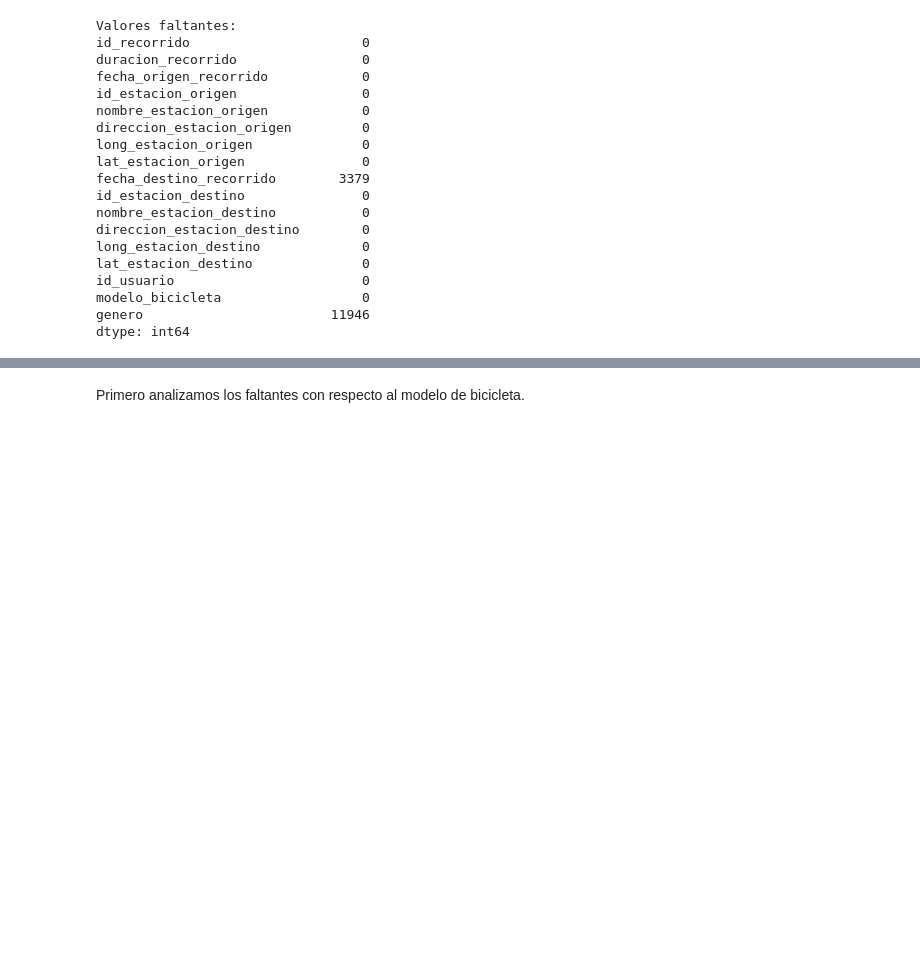
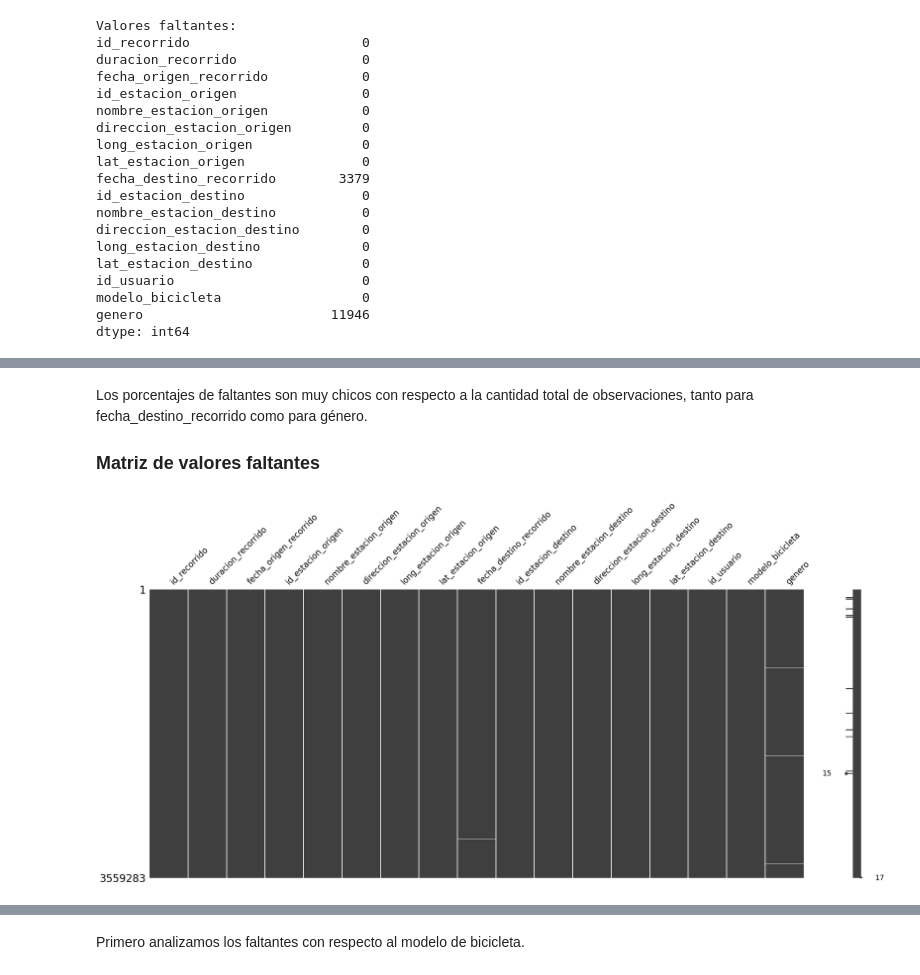
Before and after one commit to antonellagambarte/analisisDeDatos, a Jupyter notebook: tp1/tp1.ipynb, the cells around one changed output, grey strips where cells are left out. Cells and saved outputs as stored; diff of their text form; code cells hidden in the pictures; blank space fills up the shorter version.

Commit message:
analisis faltantes en genero

```diff
--- a/tp1/tp1.ipynb
+++ b/tp1/tp1.ipynb
@@ -159,0 +185,9 @@ dtype: int64
+# %% [markdown]
+Los porcentajes de faltantes son muy chicos con respecto a la cantidad total de observaciones, tanto para fecha_destino_recorrido como para género.
+
+### Matriz de valores faltantes
+# %%
+msno.matrix(df_recorridos)
+plt.show()
+# %% [output]
+[figure, added]
```
Also changed, not shown: parts of 16 cells of this notebook.
